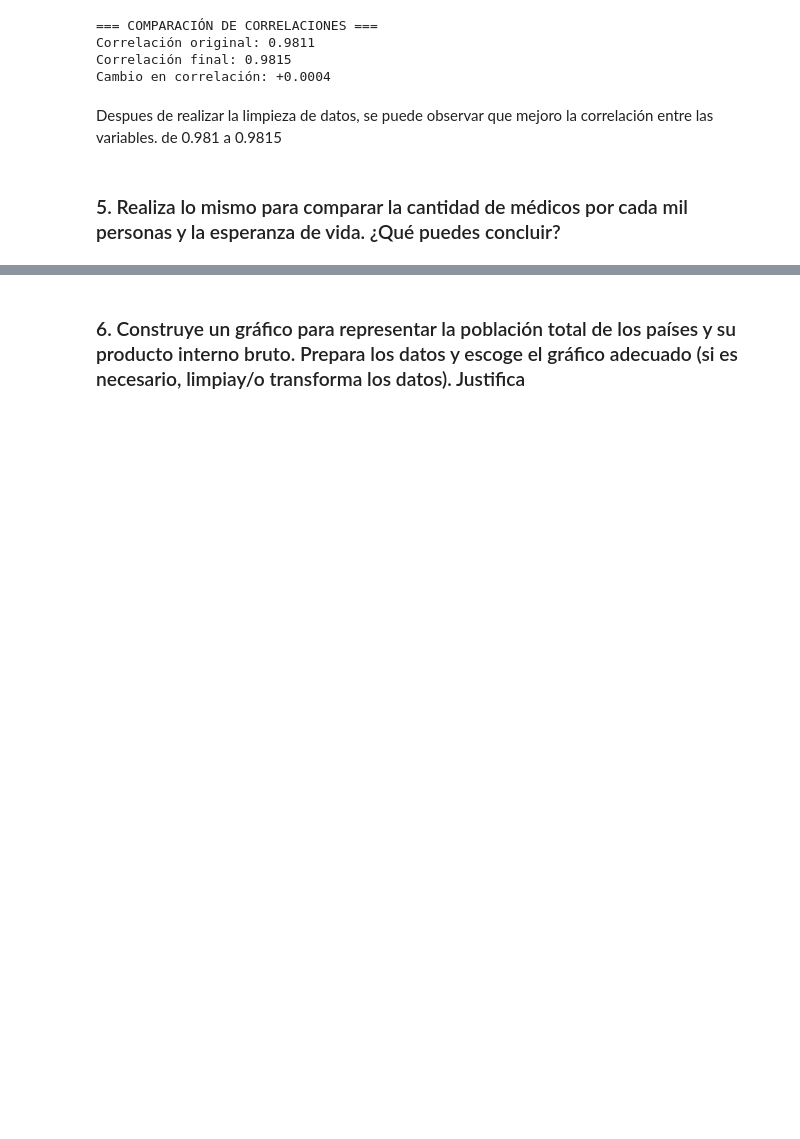
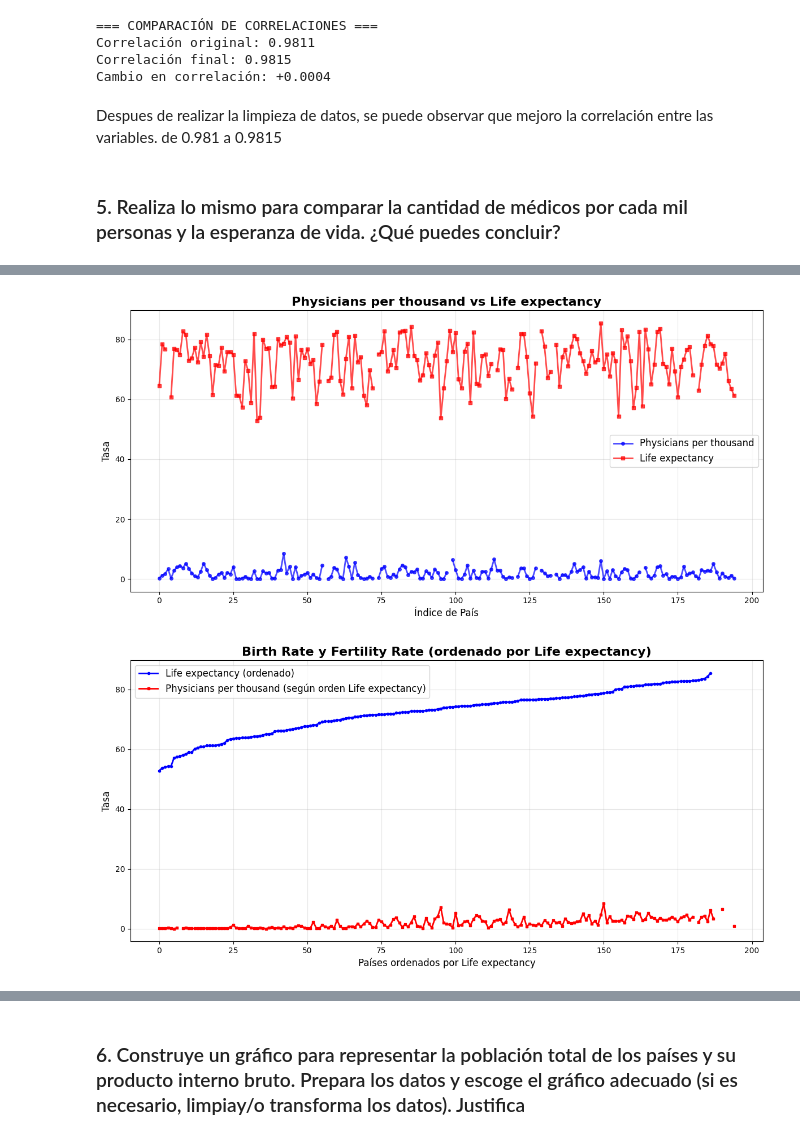
Before and after one commit to drojaslopez/DataScience, a Jupyter notebook: 3 Análisis estadístico con Python (G122)/Desafio/3/Desafio_Preparación_datos_gráficos.ipynb, the cells around one changed output, grey strips where cells are left out. Saved outputs shown, nothing was run; the diff lists cells and outputs as text; code cells hidden in the pictures; blank space fills up the shorter version.

```diff
--- a/3 Análisis estadístico con Python (G122)/Desafio/3/Desafio_Preparación_datos_gráficos.ipynb
+++ b/3 Análisis estadístico con Python (G122)/Desafio/3/Desafio_Preparación_datos_gráficos.ipynb
@@ -441,3 +415,10 @@ Cambio en correlación: +0.0004
 Despues de realizar la limpieza de datos, se puede observar que mejoro la correlación entre las variables. de 0.981 a 0.9815
 # %% [markdown]
 ### 5. Realiza lo mismo para comparar la cantidad de médicos por cada mil personas y la esperanza de vida. ¿Qué puedes concluir?
+# %%
+#df.head(5)
+df_filtrada.head(5)
+#print(df_filtrada.columns)
+
+df_medico_esperanza = df_filtrada[['Physicians per thousand', 'Life expectancy']].copy()
+df_medico_esperanza.head(5)
@@ -443,0 +432,72 @@ Despues de realizar la limpieza de datos, se puede observar que mejoro la correl
+# %%
+# Crear gráfico lineal para Physicians per thousand y Life expectancy
+#df_medico_esperanza = df_filtrada[['Physicians per thousand', 'Life expectancy']].copy()
+plt.figure(figsize=(12, 6))
+
+# Ordenar los datos por índice para mejor visualización
+df_line = df_medico_esperanza.copy()
+df_line = df_line.sort_index()
+
+# Graficar ambas variables
+plt.plot(df_line.index, df_line['Physicians per thousand'],
+         label='Physicians per thousand',
+         color='blue',
+         linewidth=2,
+         marker='o',
+         markersize=4,
+         alpha=0.7)
+
+plt.plot(df_line.index, df_line['Life expectancy'],
+         label='Life expectancy',
+         color='red',
+         linewidth=2,
+         marker='s',
+         markersize=4,
+         alpha=0.7)
+
+# Configurar el gráfico
+plt.title('Physicians per thousand vs Life expectancy', fontsize=16, fontweight='bold')
+plt.xlabel('Índice de País', fontsize=12)
+plt.ylabel('Tasa', fontsize=12)
+plt.legend(fontsize=12)
+plt.grid(True, alpha=0.3)
+plt.tight_layout()
+plt.show()
+
+# Alternativa: Gráfico con ordenamiento por una de las variables
+plt.figure(figsize=(12, 6))
+
+# Ordenar por Life expectancy para ver la tendencia
+df_sorted = df_medico_esperanza.copy()
+df_sorted = df_sorted.sort_values('Life expectancy')
+
+plt.plot(range(len(df_sorted)), df_sorted['Life expectancy'],
+         label='Life expectancy (ordenado)',
+         color='blue',
+         linewidth=2,
+         marker='o',
+         markersize=3)
+
+plt.plot(range(len(df_sorted)), df_sorted['Physicians per thousand'],
+         label='Physicians per thousand (según orden Life expectancy)',
+         color='red',
+         linewidth=2,
+         marker='s',
+         markersize=3)
+
+plt.title('Birth Rate y Fertility Rate (ordenado por Life expectancy)', fontsize=16, fontweight='bold')
+plt.xlabel('Países ordenados por Life expectancy', fontsize=12)
+plt.ylabel('Tasa', fontsize=12)
+plt.legend(fontsize=12)
+plt.grid(True, alpha=0.3)
+plt.tight_layout()
+plt.show()
+
+# Mostrar estadísticas básicas
+print("Estadísticas de las variables:")
+print(f"Birth Rate - Media: {df_numeric['Birth Rate'].mean():.2f}, Desv. Std: {df_numeric['Birth Rate'].std():.2f}")
+print(f"Fertility Rate - Media: {df_numeric['Fertility Rate'].mean():.2f}, Desv. Std: {df_numeric['Fertility Rate'].std():.2f}")
+print(f"Correlación: {df_numeric['Birth Rate'].corr(df_numeric['Fertility Rate']):.4f}")
+# %% [output]
+[figure, added]
+[figure, added]
```
Also changed, not shown: parts of 11 cells of this notebook, 3 other files.
